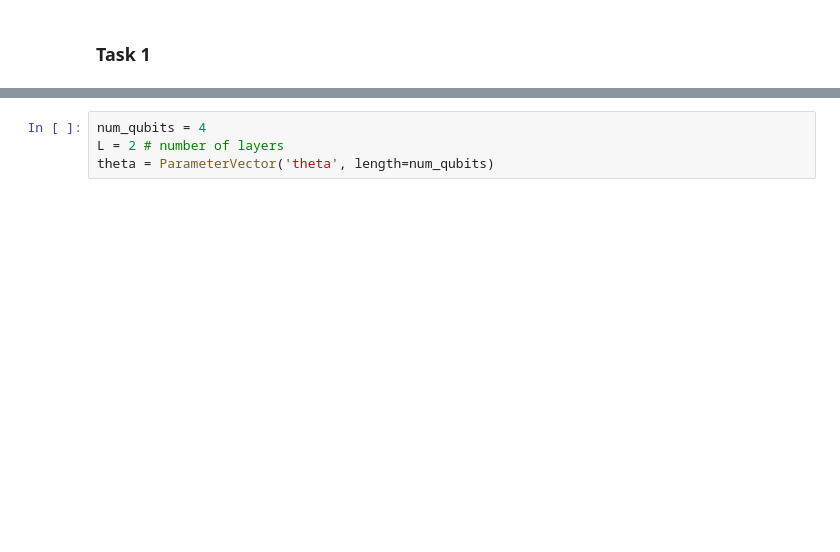
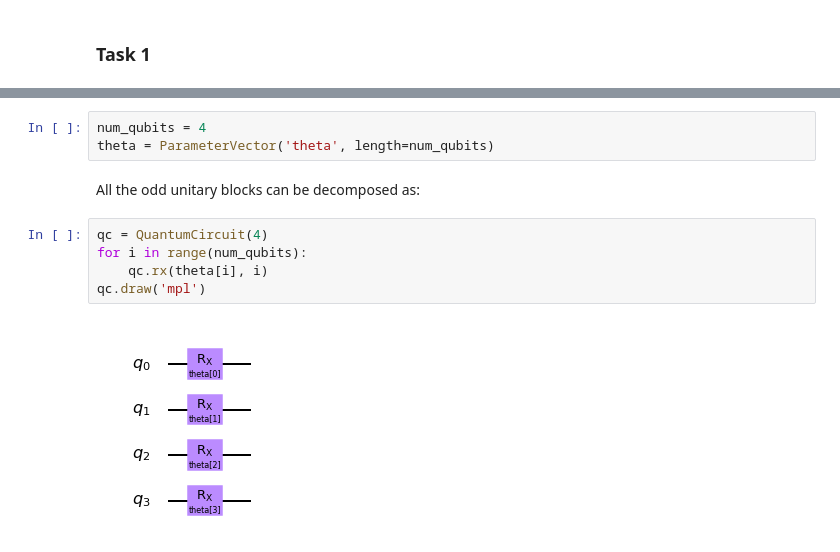
Before and after one commit to dsskonuru/ga-optimized-vqa, a Jupyter notebook: qosf_screening_task_1.ipynb, the cells around one changed output, grey strips where cells are left out. Saved outputs shown, nothing was run; the diff lists cells and outputs as text; blank space fills up the shorter version.

```diff
--- a/qosf_screening_task_1.ipynb
+++ b/qosf_screening_task_1.ipynb
@@ -13,4 +21,12 @@ from qiskit.visualization import plot_bloch_multivector, plot_histogram, plot_st
 # %%
 num_qubits = 4
-L = 2 # number of layers
 theta = ParameterVector('theta', length=num_qubits)
+# %% [markdown]
+All the odd unitary blocks can be decomposed as:
+# %%
+qc = QuantumCircuit(4)
+for i in range(num_qubits):
+    qc.rx(theta[i], i)
+qc.draw('mpl')
+# %% [output]
+[figure, added]
```
Also changed, not shown: parts of 38 cells of this notebook, 1 other file.
